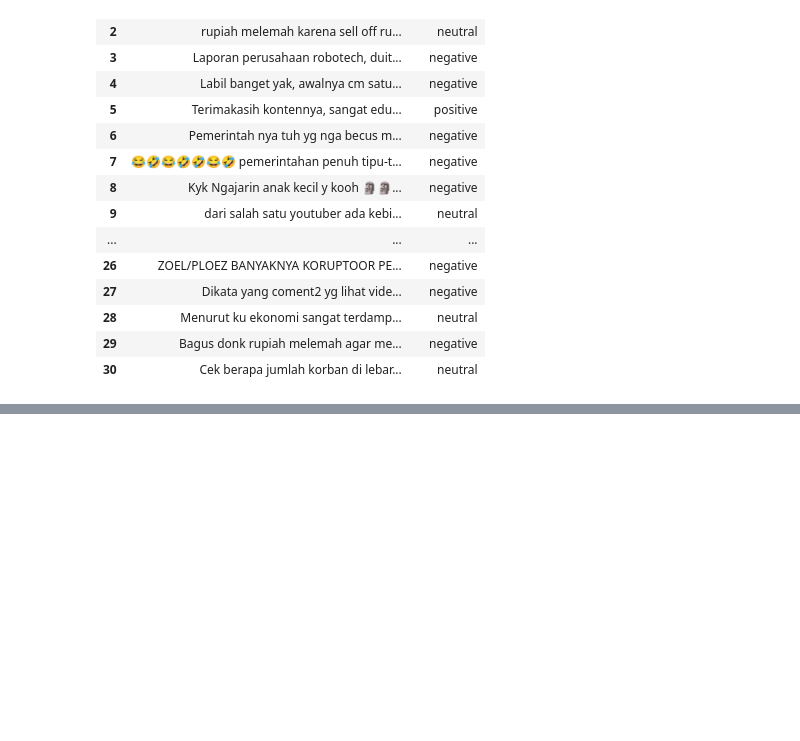
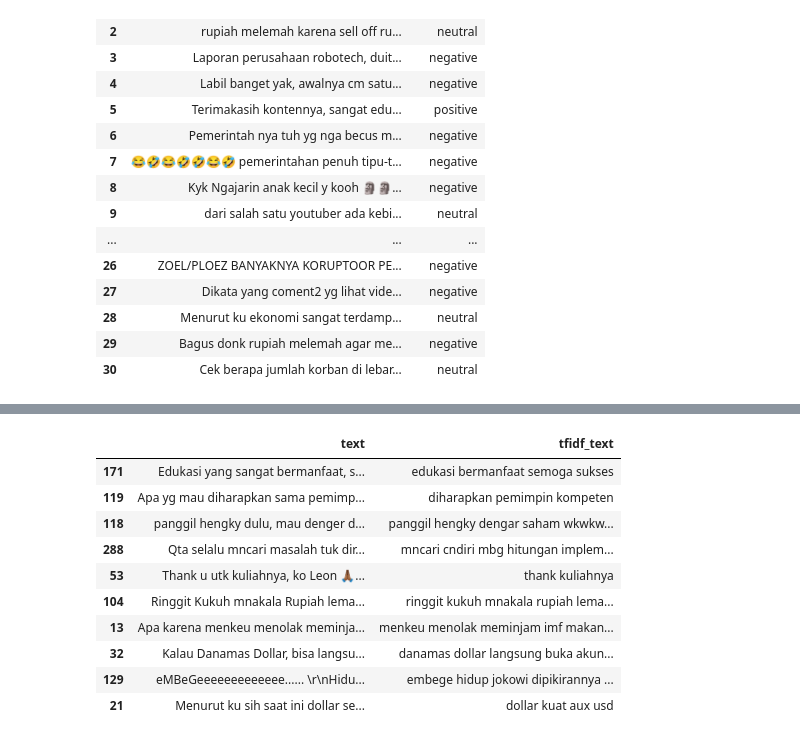
Before and after one commit to fazqin/Scraping-Sentiment-NLP, a Jupyter notebook: Notebooks/Scraping_data.ipynb, the cells around one changed output, grey strips where cells are left out. Saved outputs shown, nothing was run; the diff lists cells and outputs as text; code cells hidden in the pictures; blank space fills up the shorter version.

```diff
--- a/Notebooks/Scraping_data.ipynb
+++ b/Notebooks/Scraping_data.ipynb
@@ -577,0 +454,14 @@ ValueError: Iterable over raw text documents expected, string object received.
+# %%
+df[["text", "tfidf_text"]].sample(10)
+# %% [output]
+|  | text | tfidf_text |
+| 171 | Edukasi yang sangat bermanfaat, s... | edukasi bermanfaat semoga sukses |
+| 119 | Apa yg mau diharapkan sama pemimp... | diharapkan pemimpin kompeten |
+| 118 | panggil hengky dulu, mau denger d... | panggil hengky dengar saham wkwkw... |
+| 288 | Qta selalu mncari masalah tuk dir... | mncari cndiri mbg hitungan implem... |
+| 53 | Thank u utk kuliahnya, ko Leon 🙏🏾... | thank kuliahnya |
+| 104 | Ringgit Kukuh mnakala Rupiah lema... | ringgit kukuh mnakala rupiah lema... |
+| 13 | Apa karena menkeu menolak meminja... | menkeu menolak meminjam imf makan... |
+| 32 | Kalau Danamas Dollar, bisa langsu... | danamas dollar langsung buka akun... |
+| 129 | eMBeGeeeeeeeeeeeee...... \r\nHidu... | embege hidup jokowi dipikirannya ... |
+| 21 | Menurut ku sih saat ini dollar se... | dollar kuat aux usd |
```
Also changed, not shown: parts of 36 cells of this notebook, 26 other files.
